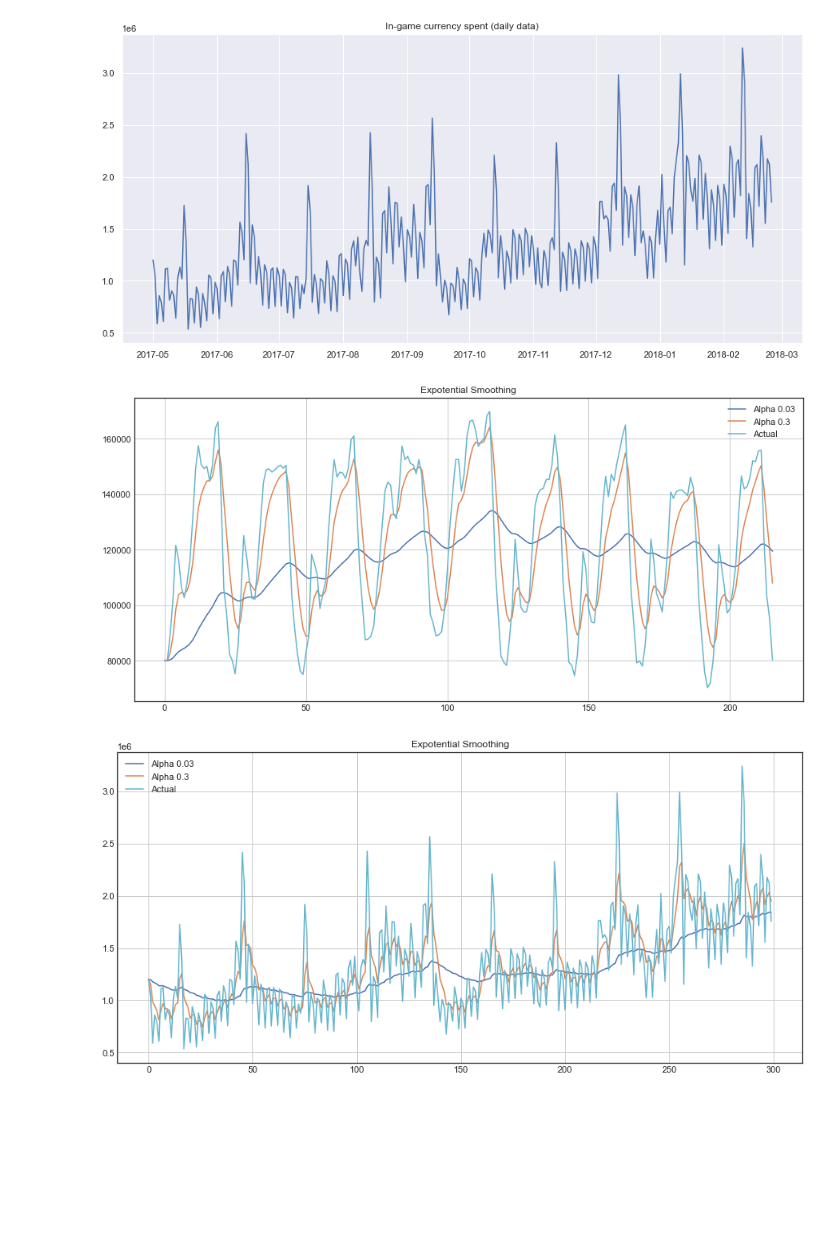
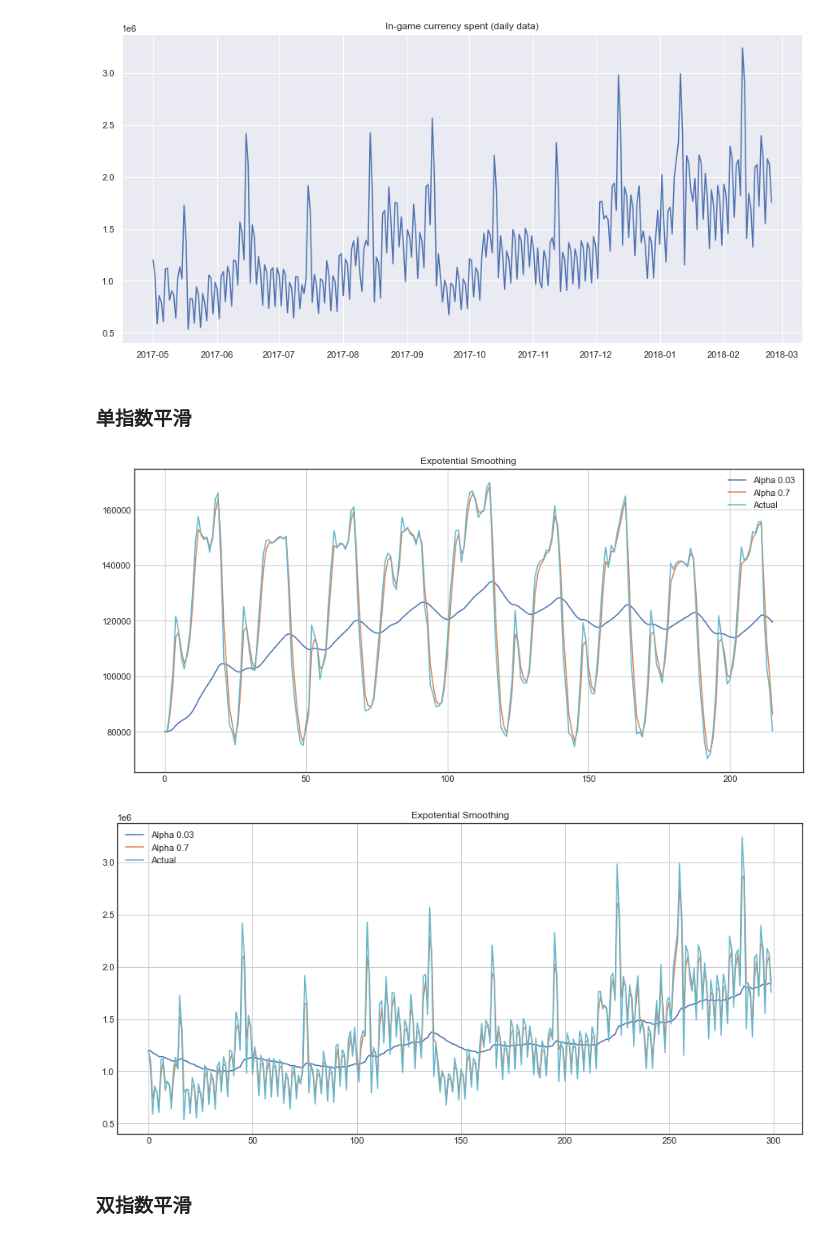
Before and after one commit to orinbai/notebook, a Jupyter notebook: TimeSeries/TimeSeries.ipynb, the cells around one changed output. Cells and saved outputs as stored; diff of their text form; code cells hidden in the pictures; blank space fills up the shorter version.

```diff
--- a/TimeSeries/TimeSeries.ipynb
+++ b/TimeSeries/TimeSeries.ipynb
@@ -75,6 +75,8 @@ plt.grid(True)
 plt.show()
 # %% [output]
 [figure]
+# %% [markdown]
+### 单指数平滑
 # %%
 def expotential_smoothing(series, alpha):
     result = [series[0]] # 因为第一个值不存在指数平滑值
@@ -93,10 +95,12 @@ def plotExpotentialSmoothing(series, alphas):
         plt.title("Expotential Smoothing")
         plt.grid(True)
 # %%
-plotExpotentialSmoothing(ads.Ads, [0.03, 0.3])
+plotExpotentialSmoothing(ads.Ads, [0.03, 0.7])
 # %% [output]
-[figure, old version]
+[figure, new version]
 # %%
-plotExpotentialSmoothing(currency.GEMS_GEMS_SPENT, [0.03, 0.3])
+plotExpotentialSmoothing(currency.GEMS_GEMS_SPENT, [0.03, 0.7])
 # %% [output]
-[figure, old version]
+[figure, new version]
+# %% [markdown]
+### 双指数平滑
```
Also changed, not shown: parts of 11 cells of this notebook.
